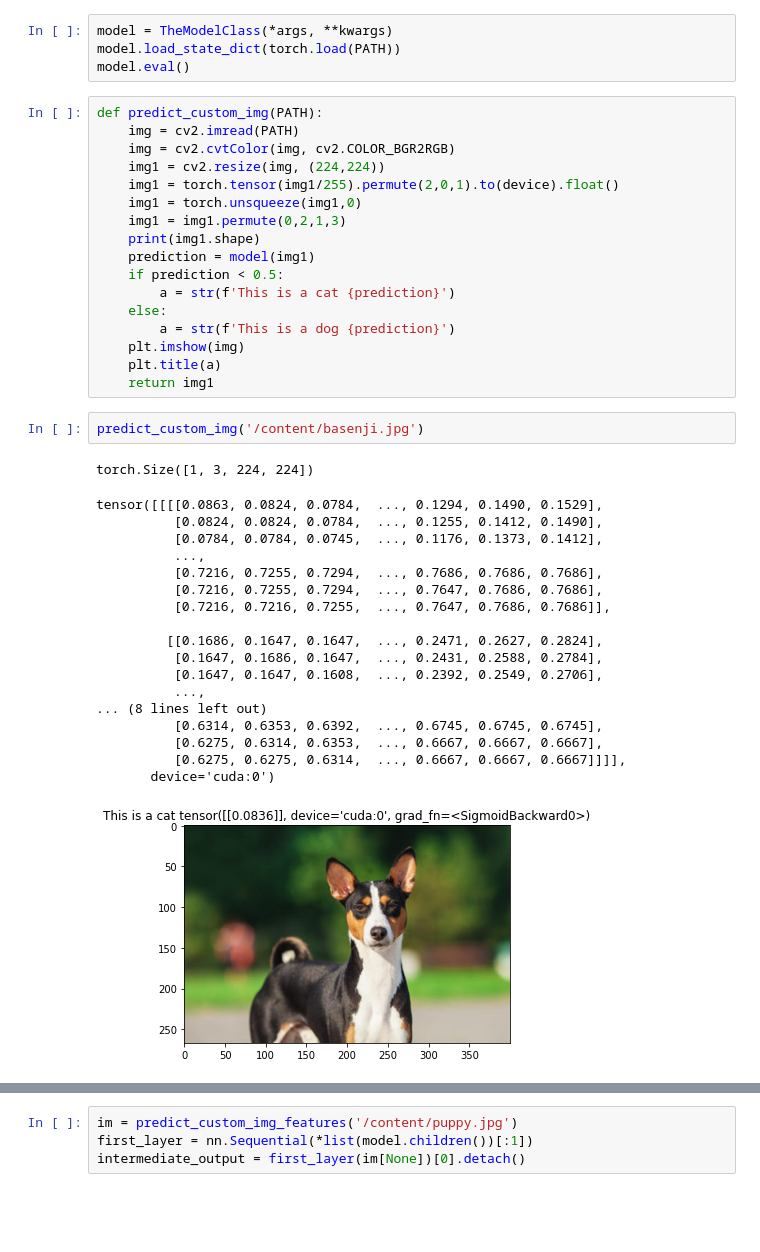
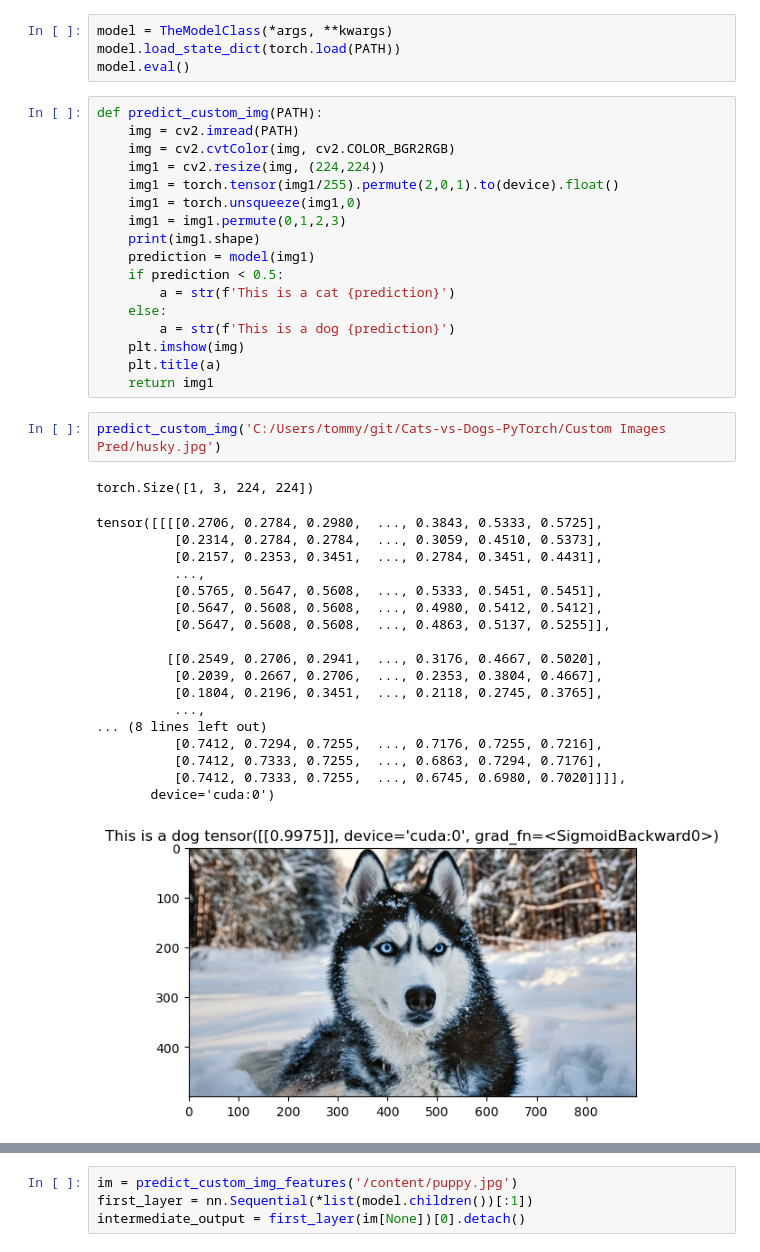
Before and after one commit to DeepVisionary/Cats-vs-Dogs-PyTorch, a Jupyter notebook: Dogs_Cats_PyTorch.ipynb, the cells around one changed output, grey strips where cells are left out. Saved outputs shown, nothing was run; the diff lists cells and outputs as text; blank space fills up the shorter version.

```diff
--- a/Dogs_Cats_PyTorch.ipynb
+++ b/Dogs_Cats_PyTorch.ipynb
@@ -240,7 +240,7 @@ def predict_custom_img(PATH):
     img1 = cv2.resize(img, (224,224))
     img1 = torch.tensor(img1/255).permute(2,0,1).to(device).float()
     img1 = torch.unsqueeze(img1,0)
-    img1 = img1.permute(0,2,1,3)
+    img1 = img1.permute(0,1,2,3)
     print(img1.shape)
     prediction = model(img1)
     if prediction < 0.5:
@@ -250,27 +250,27 @@ def predict_custom_img(PATH):
     plt.imshow(img)
     plt.title(a)
     return img1
-# %%
-predict_custom_img('/content/basenji.jpg')
-# %% [output]
-torch.Size([1, 3, 224, 224])
-tensor([[[[0.0863, 0.0824, 0.0784,  ..., 0.1294, 0.1490, 0.1529],
-          [0.0824, 0.0824, 0.0784,  ..., 0.1255, 0.1412, 0.1490],
-          [0.0784, 0.0784, 0.0745,  ..., 0.1176, 0.1373, 0.1412],
-          ...,
-          [0.7216, 0.7255, 0.7294,  ..., 0.7686, 0.7686, 0.7686],
-          [0.7216, 0.7255, 0.7294,  ..., 0.7647, 0.7686, 0.7686],
-          [0.7216, 0.7216, 0.7255,  ..., 0.7647, 0.7686, 0.7686]],
-
-         [[0.1686, 0.1647, 0.1647,  ..., 0.2471, 0.2627, 0.2824],
-          [0.1647, 0.1686, 0.1647,  ..., 0.2431, 0.2588, 0.2784],
-          [0.1647, 0.1647, 0.1608,  ..., 0.2392, 0.2549, 0.2706],
-          ...,
-... (8 lines left out)
-          [0.6314, 0.6353, 0.6392,  ..., 0.6745, 0.6745, 0.6745],
-          [0.6275, 0.6314, 0.6353,  ..., 0.6667, 0.6667, 0.6667],
-          [0.6275, 0.6275, 0.6314,  ..., 0.6667, 0.6667, 0.6667]]]],
-       device='cuda:0')
-[figure, removed]
+# %%
+predict_custom_img('C:/Users/tommy/git/Cats-vs-Dogs-PyTorch/Custom Images Pred/husky.jpg')
+# %% [output]
+torch.Size([1, 3, 224, 224])
+tensor([[[[0.2706, 0.2784, 0.2980,  ..., 0.3843, 0.5333, 0.5725],
+          [0.2314, 0.2784, 0.2784,  ..., 0.3059, 0.4510, 0.5373],
+          [0.2157, 0.2353, 0.3451,  ..., 0.2784, 0.3451, 0.4431],
+          ...,
+          [0.5765, 0.5647, 0.5608,  ..., 0.5333, 0.5451, 0.5451],
+          [0.5647, 0.5608, 0.5608,  ..., 0.4980, 0.5412, 0.5412],
+          [0.5647, 0.5608, 0.5608,  ..., 0.4863, 0.5137, 0.5255]],
+
+         [[0.2549, 0.2706, 0.2941,  ..., 0.3176, 0.4667, 0.5020],
+          [0.2039, 0.2667, 0.2706,  ..., 0.2353, 0.3804, 0.4667],
+          [0.1804, 0.2196, 0.3451,  ..., 0.2118, 0.2745, 0.3765],
+          ...,
+... (8 lines left out)
+          [0.7412, 0.7294, 0.7255,  ..., 0.7176, 0.7255, 0.7216],
+          [0.7412, 0.7333, 0.7255,  ..., 0.6863, 0.7294, 0.7176],
+          [0.7412, 0.7333, 0.7255,  ..., 0.6745, 0.6980, 0.7020]]]],
+       device='cuda:0')
+[figure, added]
 # %%
 def predict_custom_img_features(PATH):
```
Also changed, not shown: parts of 1 cell of this notebook, 9 other files.
